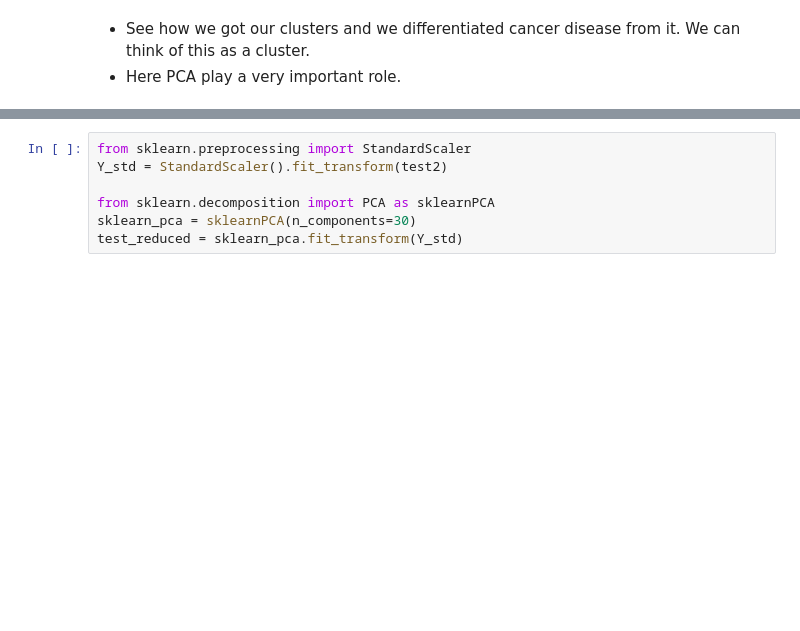
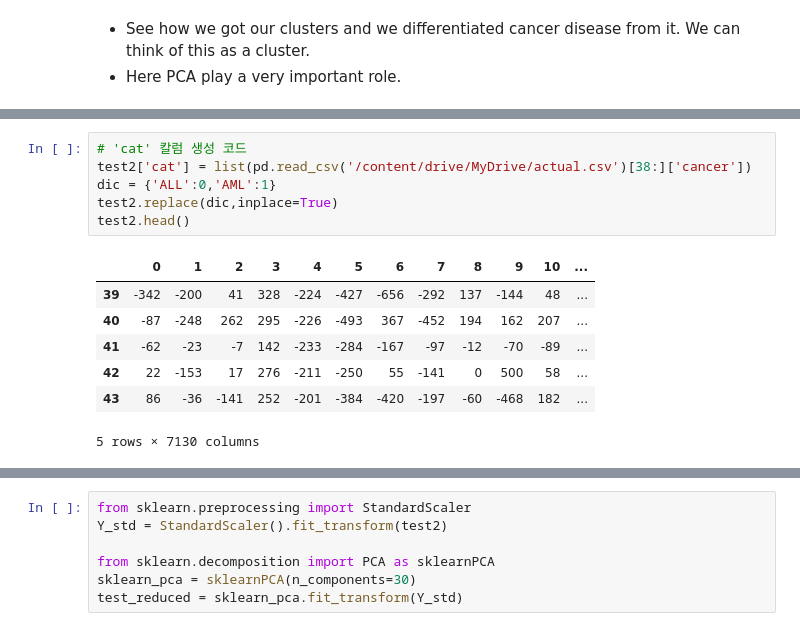
Before and after one commit to chom5621/ESAA, a Jupyter notebook: (Kaggle)_PCA_for_GeneClassification.ipynb, the cells around one changed output, grey strips where cells are left out. Saved outputs shown, nothing was run; the diff lists cells and outputs as text; blank space fills up the shorter version.

```diff
--- a/(Kaggle)_PCA_for_GeneClassification.ipynb
+++ b/(Kaggle)_PCA_for_GeneClassification.ipynb
@@ -169,0 +175,14 @@ test2.sort_index(inplace=True)
+# %%
+# 'cat' 칼럼 생성 코드
+test2['cat'] = list(pd.read_csv('/content/drive/MyDrive/actual.csv')[38:]['cancer'])
+dic = {'ALL':0,'AML':1}
+test2.replace(dic,inplace=True)
+test2.head()
+# %% [output]
+|  | 0 | 1 | 2 | 3 | 4 | 5 | 6 | 7 | 8 | 9 | 10 | ... |
+| 39 | -342 | -200 | 41 | 328 | -224 | -427 | -656 | -292 | 137 | -144 | 48 | ... |
+| 40 | -87 | -248 | 262 | 295 | -226 | -493 | 367 | -452 | 194 | 162 | 207 | ... |
+| 41 | -62 | -23 | -7 | 142 | -233 | -284 | -167 | -97 | -12 | -70 | -89 | ... |
+| 42 | 22 | -153 | 17 | 276 | -211 | -250 | 55 | -141 | 0 | 500 | 58 | ... |
+| 43 | 86 | -36 | -141 | 252 | -201 | -384 | -420 | -197 | -60 | -468 | 182 | ... |
+5 rows × 7130 columns
```
Also changed, not shown: parts of 10 cells of this notebook.
